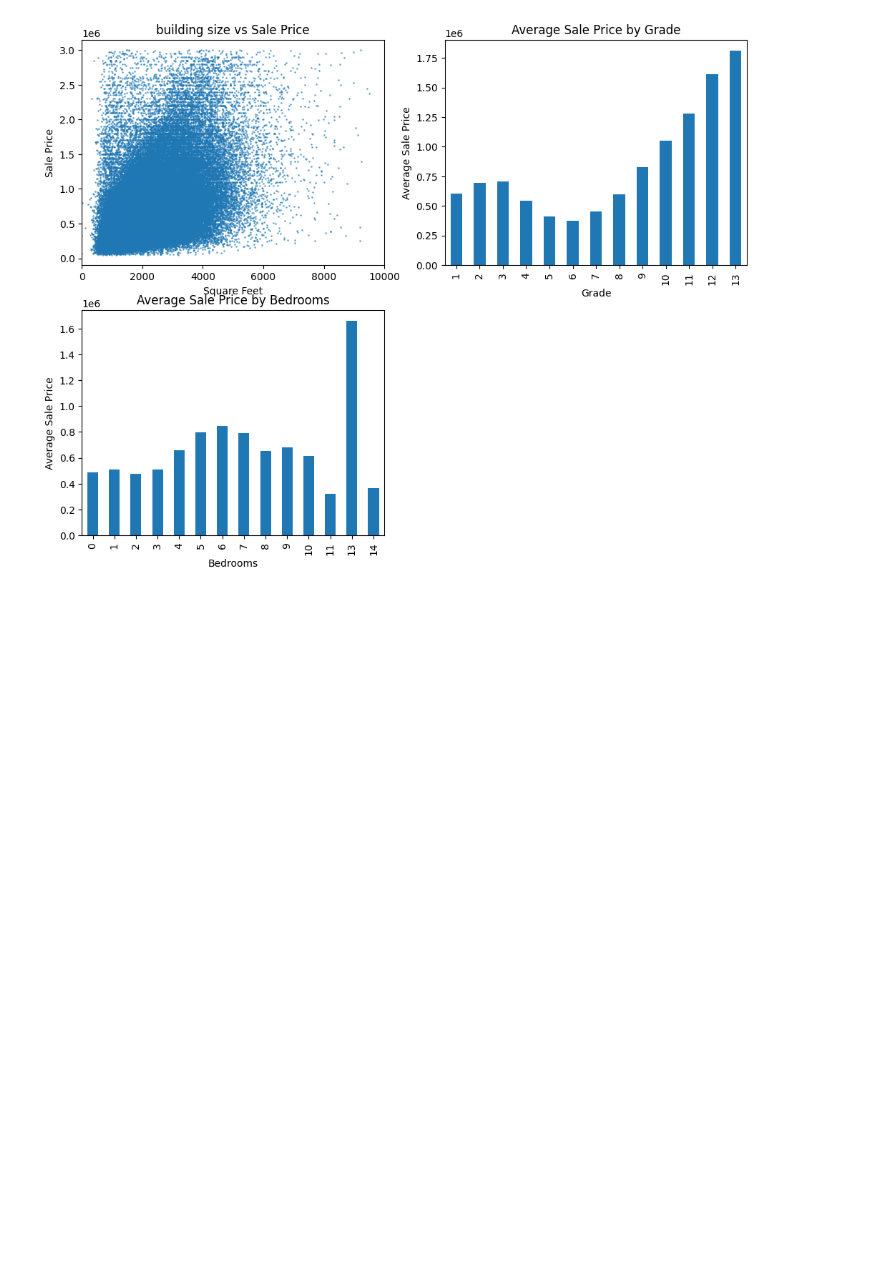
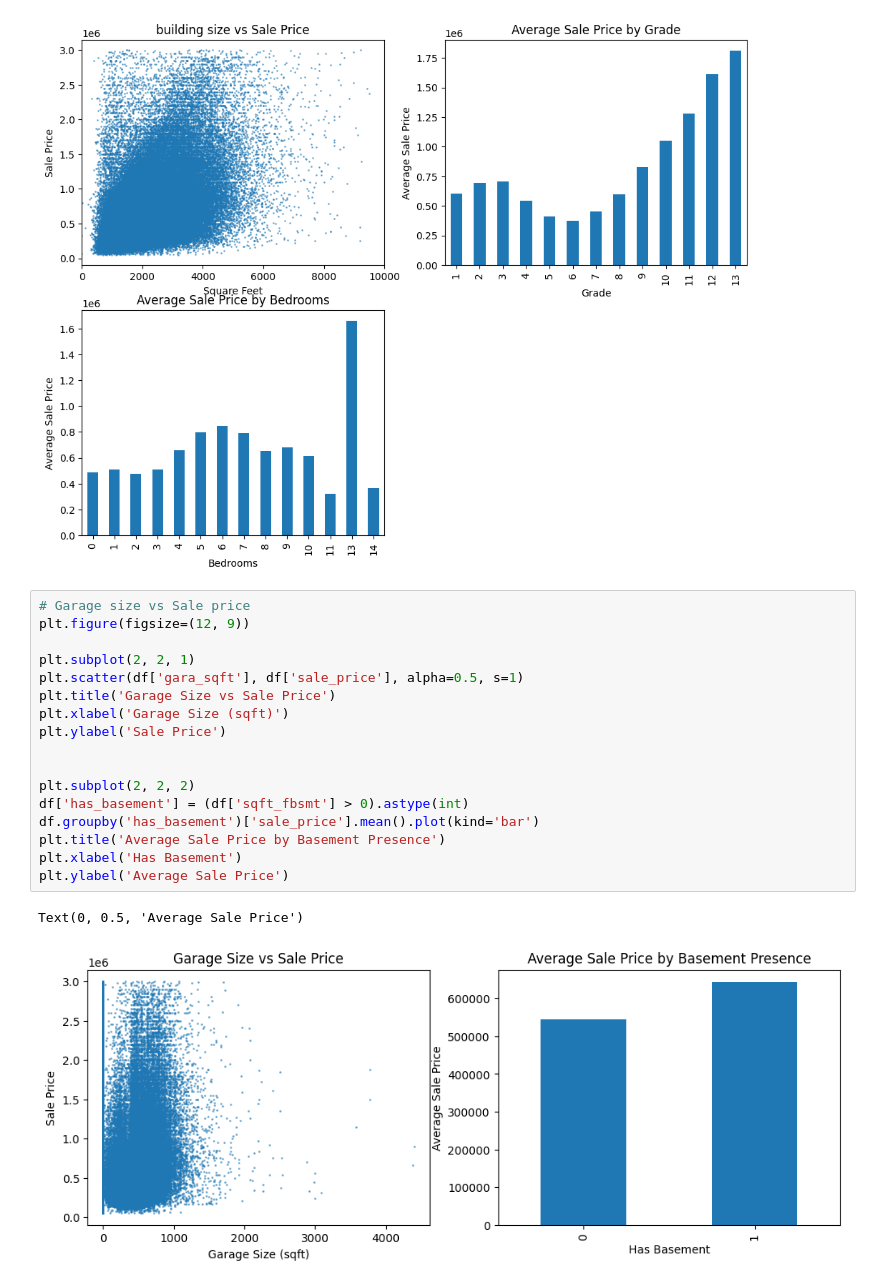
Before and after one commit to Shally-1997/project_house_prediction, a Jupyter notebook: house_price_prediction.ipynb, the cells around one changed output. Cells and saved outputs as stored; diff of their text form; blank space fills up the shorter version.

```diff
--- a/house_price_prediction.ipynb
+++ b/house_price_prediction.ipynb
@@ -225,3 +225,23 @@ plt.ylabel('Average Sale Price')
 # %% [output]
 Text(0, 0.5, 'Average Sale Price')
 [figure]
+# %%
+# Garage size vs Sale price
+plt.figure(figsize=(12, 9))
+
+plt.subplot(2, 2, 1)
+plt.scatter(df['gara_sqft'], df['sale_price'], alpha=0.5, s=1)
+plt.title('Garage Size vs Sale Price')
+plt.xlabel('Garage Size (sqft)')
+plt.ylabel('Sale Price')
+
+
+plt.subplot(2, 2, 2)
+df['has_basement'] = (df['sqft_fbsmt'] > 0).astype(int)
+df.groupby('has_basement')['sale_price'].mean().plot(kind='bar')
+plt.title('Average Sale Price by Basement Presence')
+plt.xlabel('Has Basement')
+plt.ylabel('Average Sale Price')
+# %% [output]
+Text(0, 0.5, 'Average Sale Price')
+[figure, added]
```
Also changed, not shown: parts of 4 cells of this notebook, 1 other file.
